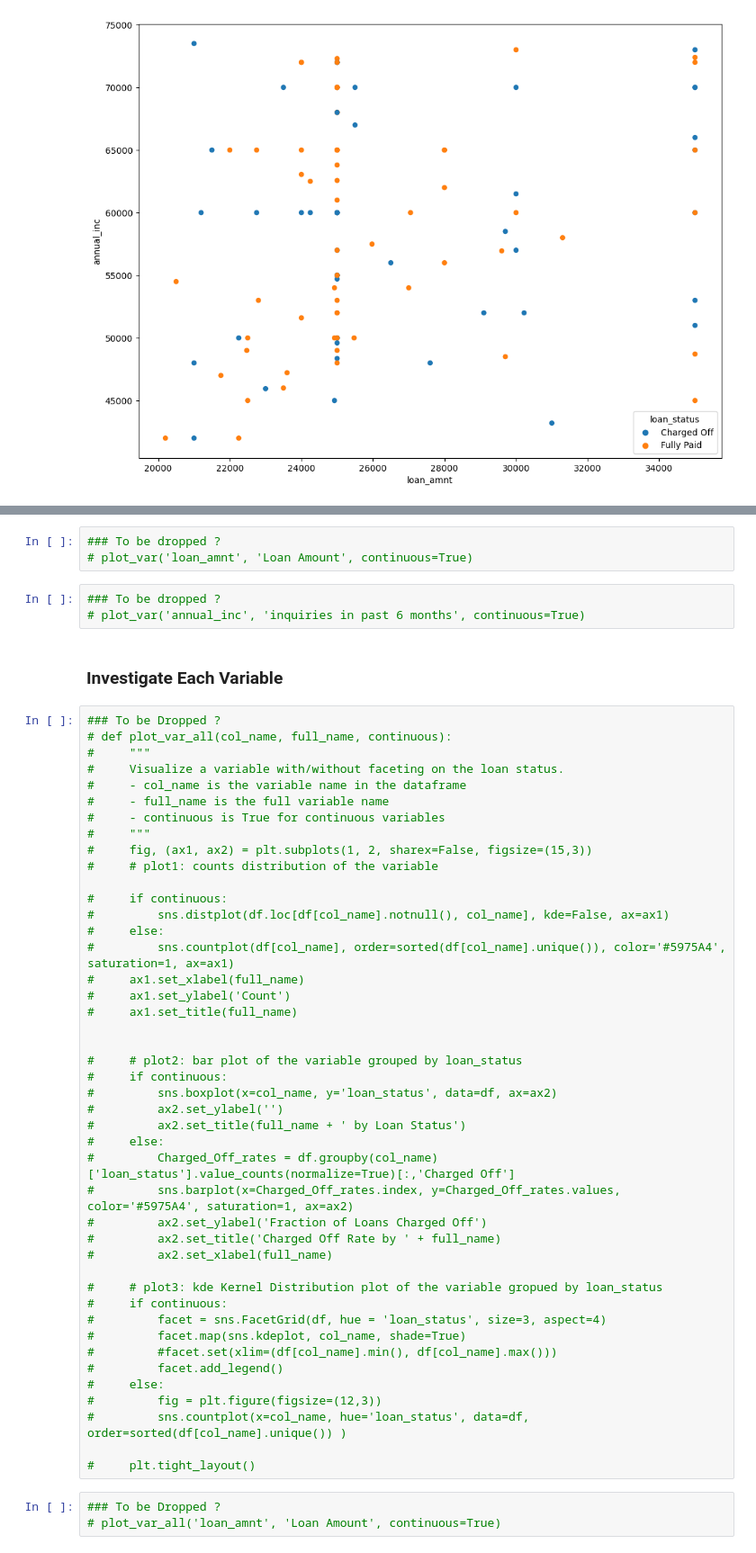
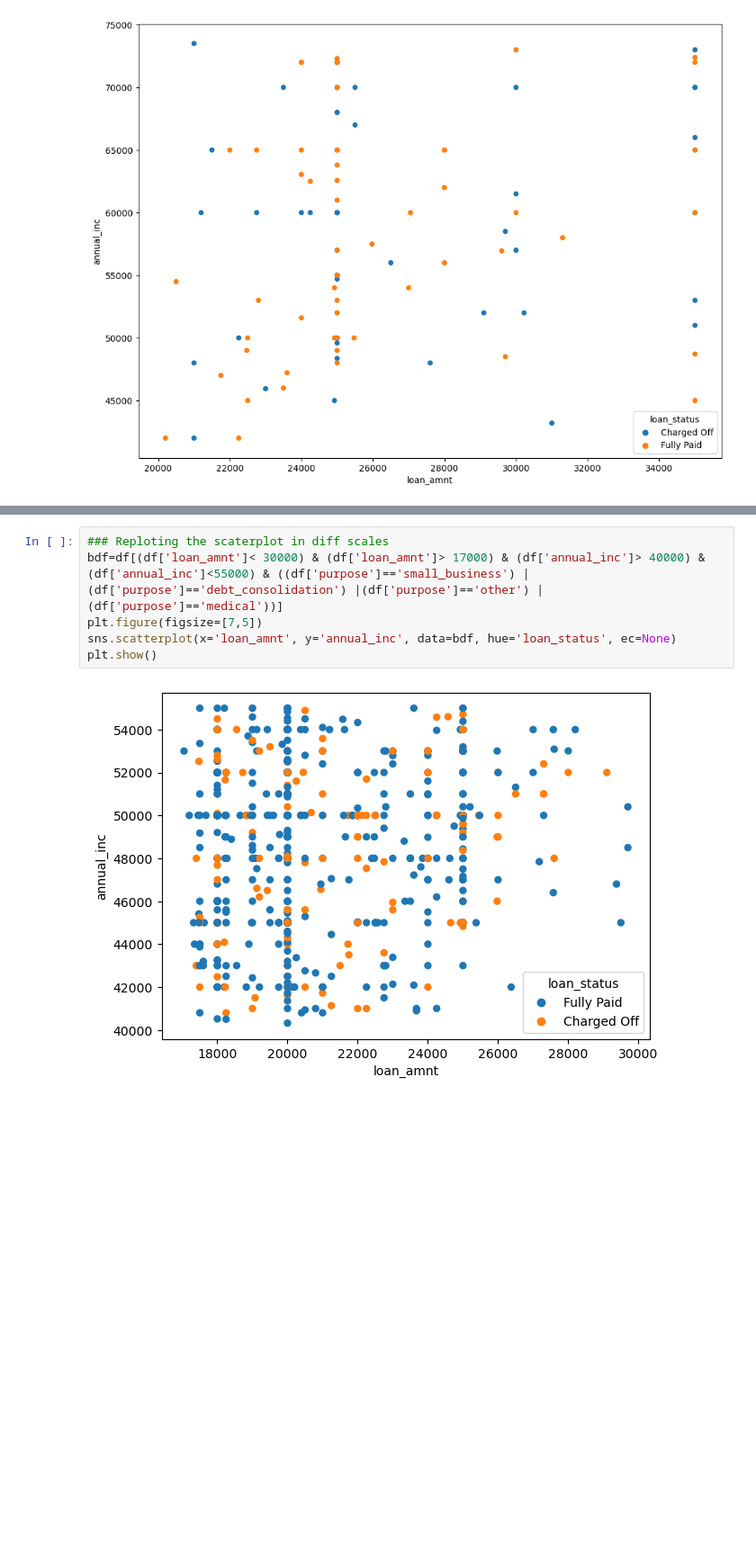
Before and after one commit to sghoshca/lending_club_case_study, a Jupyter notebook: Subhadip_Ghosh_LC_Club.ipynb, the cells around one changed output, grey strips where cells are left out. Shown at 90% size. Drawn from its saved outputs; the diff is of its cells as text; blank space fills up the shorter version.

```diff
--- a/Lending_Club_Case_Study.ipynb
+++ b/Subhadip_Ghosh_LC_Club.ipynb
@@ -839,55 +847,8 @@ plt.show()
-# %%
-### To be dropped ?
-# plot_var('loan_amnt', 'Loan Amount', continuous=True)
-# %%
-### To be dropped ?
-# plot_var('annual_inc', 'inquiries in past 6 months', continuous=True)
-# %% [markdown]
-### Investigate Each Variable
-# %%
-### To be Dropped ?
-# def plot_var_all(col_name, full_name, continuous):
-#     """
-#     Visualize a variable with/without faceting on the loan status.
-#     - col_name is the variable name in the dataframe
-#     - full_name is the full variable name
-#     - continuous is True for continuous variables
-#     """
-#     fig, (ax1, ax2) = plt.subplots(1, 2, sharex=False, figsize=(15,3))
-#     # plot1: counts distribution of the variable
-
-#     if continuous:
-#         sns.distplot(df.loc[df[col_name].notnull(), col_name], kde=False, ax=ax1)
-#     else:
-#         sns.countplot(df[col_name], order=sorted(df[col_name].unique()), color='#5975A4', saturation=1, ax=ax1)
-#     ax1.set_xlabel(full_name)
-#     ax1.set_ylabel('Count')
-#     ax1.set_title(full_name)
-
-
-#     # plot2: bar plot of the variable grouped by loan_status
-#     if continuous:
-#         sns.boxplot(x=col_name, y='loan_status', data=df, ax=ax2)
-#         ax2.set_ylabel('')
-#         ax2.set_title(full_name + ' by Loan Status')
-#     else:
-#         Charged_Off_rates = df.groupby(col_name)['loan_status'].value_counts(normalize=True)[:,'Charged Off']
-#         sns.barplot(x=Charged_Off_rates.index, y=Charged_Off_rates.values, color='#5975A4', saturation=1, ax=ax2)
-#         ax2.set_ylabel('Fraction of Loans Charged Off')
-#         ax2.set_title('Charged Off Rate by ' + full_name)
-#         ax2.set_xlabel(full_name)
-
-#     # plot3: kde Kernel Distribution plot of the variable gropued by loan_status
-#     if continuous:
-#         facet = sns.FacetGrid(df, hue = 'loan_status', size=3, aspect=4)
-#         facet.map(sns.kdeplot, col_name, shade=True)
-#         #facet.set(xlim=(df[col_name].min(), df[col_name].max()))
-#         facet.add_legend()
-#     else:
-#         fig = plt.figure(figsize=(12,3))
-#         sns.countplot(x=col_name, hue='loan_status', data=df, order=sorted(df[col_name].unique()) )
-
-#     plt.tight_layout()
-# %%
-### To be Dropped ?
-# plot_var_all('loan_amnt', 'Loan Amount', continuous=True)
+# %%
+### Reploting the scaterplot in diff scales
+bdf=df[(df['loan_amnt']< 30000) & (df['loan_amnt']> 17000) & (df['annual_inc']> 40000) & (df['annual_inc']<55000) & ((df['purpose']=='small_business') | (df['purpose']=='debt_consolidation') |(df['purpose']=='other') | (df['purpose']=='medical'))]
+plt.figure(figsize=[7,5])
+sns.scatterplot(x='loan_amnt', y='annual_inc', data=bdf, hue='loan_status', ec=None)
+plt.show()
+# %% [output]
+[figure, added]
```
Also changed, not shown: parts of 45 cells of this notebook, 3 other files.
